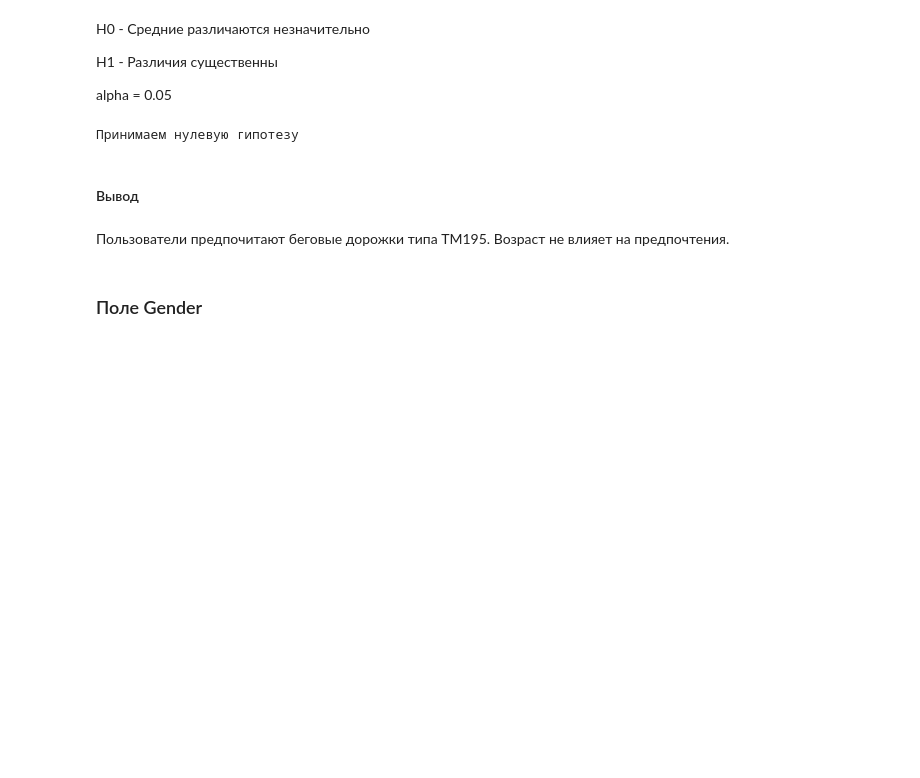
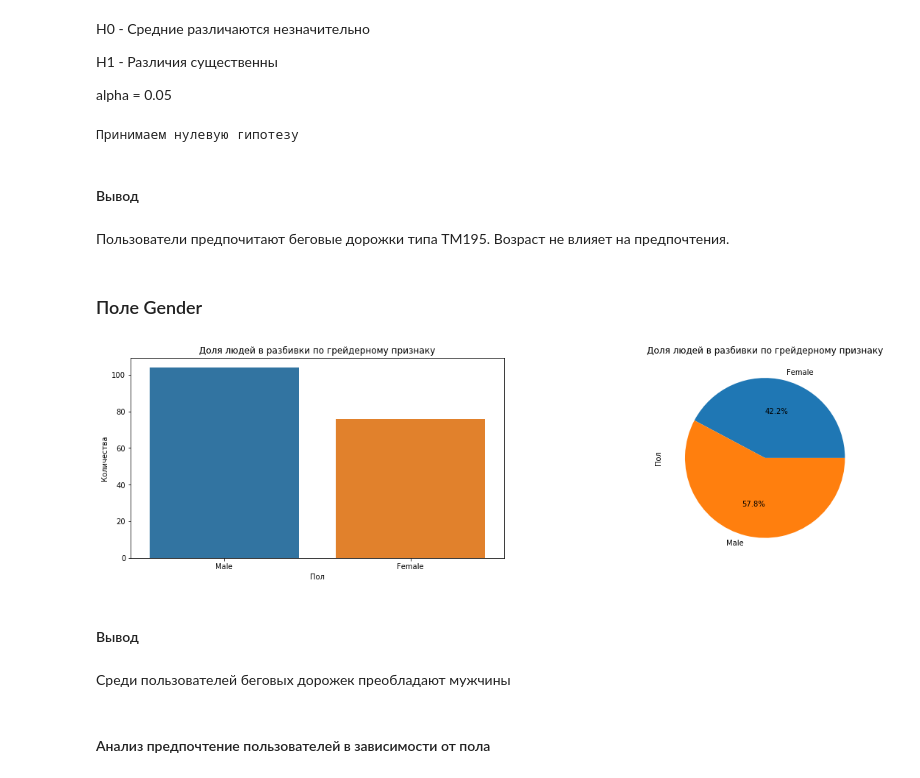
Before and after one commit to Chularev/kaggle_competitions, a Jupyter notebook: CardioGoodFitness/notebook.ipynb, the cells around one changed output. Cells and saved outputs as stored; diff of their text form; code cells hidden in the pictures; blank space fills up the shorter version.

```diff
--- a/CardioGoodFitness/notebook.ipynb
+++ b/CardioGoodFitness/notebook.ipynb
@@ -346,3 +346,13 @@ do_test(result.pvalue)
 Пользователи предпочитают беговые дорожки типа TM195. Возраст не влияет на предпочтения.
 # %% [markdown]
 ### Поле Gender
+# %%
+print_categories_variable('Gender', 'Доля людей в разбивки по грейдерному признаку', 'Пол', 'Количества')
+# %% [output]
+[figure, added]
+# %% [markdown]
+#### Вывод
+# %% [markdown]
+Среди пользователей беговых дорожек преобладают мужчины
+# %% [markdown]
+#### Анализ предпочтение пользователей в зависимости от пола
```
